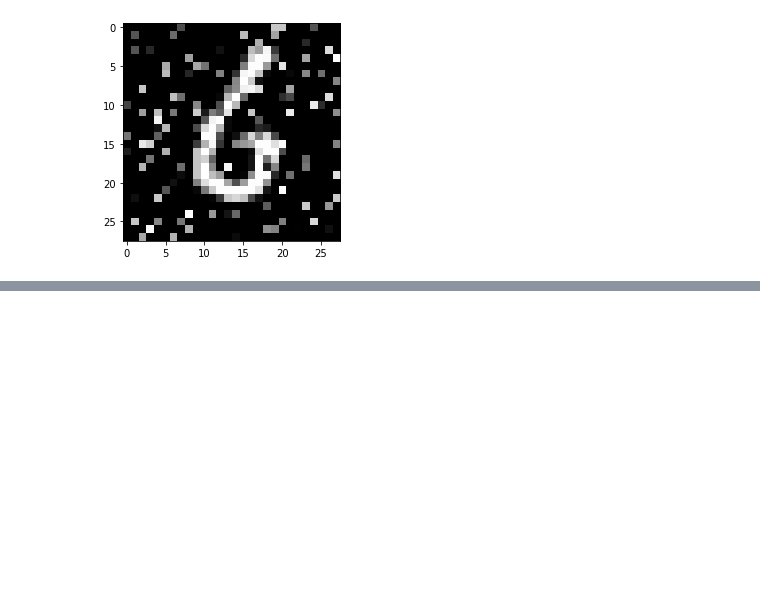
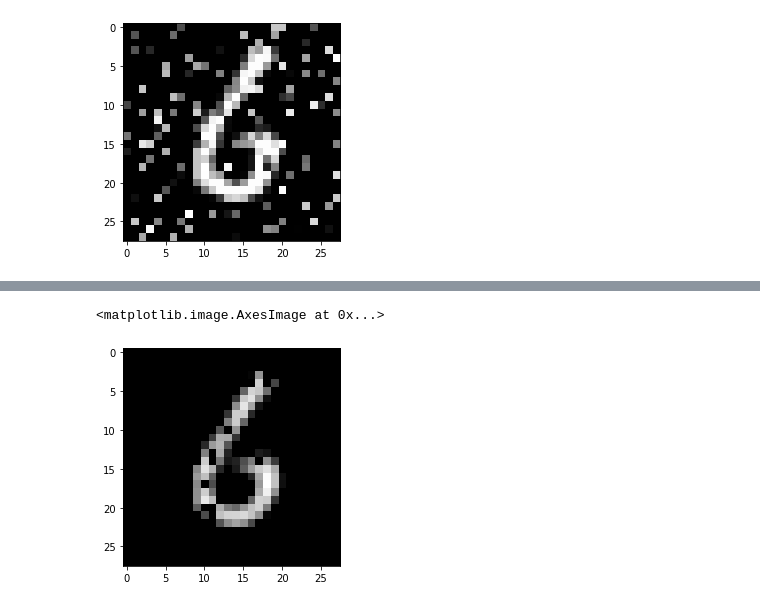
Before and after one commit to Xwyzworms/ComputerVisionJourney, a Jupyter notebook: AutoEncoder/autoEncoder.ipynb, the cells around one changed output, grey strips where cells are left out. Drawn from its saved outputs; the diff is of its cells as text; code cells hidden in the pictures; blank space fills up the shorter version.

```diff
--- a/AutoEncoder/autoEncoder.ipynb
+++ b/AutoEncoder/autoEncoder.ipynb
@@ -111,0 +123,34 @@ for i in range (5):
+# %%
+def AutoEncoderCNN():
+		EPOCHS = 10
+
+		encoder_input = tf.keras.layers.Input(shape=(28,28,1), name="encoder_input")
+		layer = tf.keras.layers.Conv2D(64, (3,3), activation=tf.nn.relu, padding="SAME")(encoder_input)
+		layer = tf.keras.layers.MaxPool2D((2,2),padding="SAME")(layer)
+		layer = tf.keras.layers.Conv2D(64, (3,3), activation=tf.nn.relu, padding="SAME")(layer)
+		layer = tf.keras.layers.MaxPool2D( (2,2) ,padding="SAME")(layer)
+		layer = tf.keras.layers.Flatten()(layer)
+		encoder_output = tf.keras.layers.Dense(512,activation=tf.nn.relu)(layer)
+
+		encoder = tf.keras.Model(encoder_input, encoder_output,name="encoder")
+
+		decoder_input =tf.keras.layers.Dense(1024, activation= tf.nn.relu)(encoder_output)
+
+		layer = tf.keras.layers.Reshape((8,8,16))(decoder_input)
+		layer = tf.keras.layers.Conv2D(32, (3,3),activation=tf.nn.relu,padding="SAME")(layer)
+		layer = tf.keras.layers.MaxPool2D((2,2))(layer)
+		layer = tf.keras.layers.Conv2D(32, (3,3),activation=tf.nn.relu,padding="SAME")(layer)
+		layer = tf.keras.layers.MaxPool2D((2,2))(layer)
+		layer = tf.keras.layers.Flatten()(layer)
+		layer = tf.keras.layers.Dense(784,activation=tf.nn.relu)(layer)
+		decoder_output = tf.keras.layers.Reshape((28,28,1))(layer)
+
+		autoEncoder = tf.keras.Model(encoder_input,decoder_output)
+
+		autoEncoder.compile(optimizer=tf.keras.optimizers.Adam(0.001),loss="mse")
+
+		return autoEncoder
+
+autoEncoderCnn = AutoEncoderCNN()
+# %%
+autoEncoderCnn.fit(x_train.reshape(len(x_train),28,28,1),x_train,batch_size=64,epochs=5)
@@ -111,0 +170,5 @@ for i in range (5):
+# %%
+plt.imshow(autoEncoderCnn.predict(x_test[50].reshape(-1,28,28,1))[0],cmap="gray")
+# %% [output]
+<matplotlib.image.AxesImage at 0x...>
+[figure, added]
```
Also changed, not shown: parts of 8 cells of this notebook, 1 other file.
